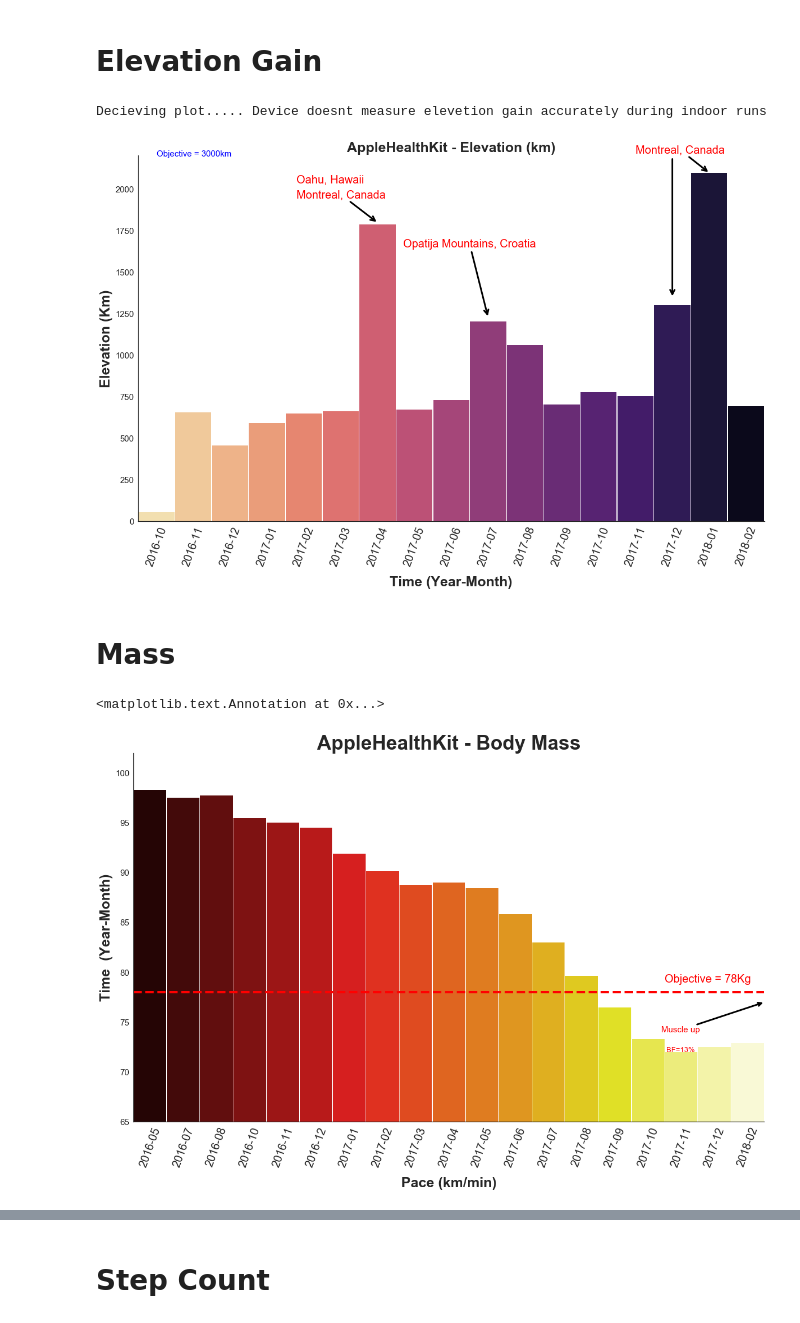
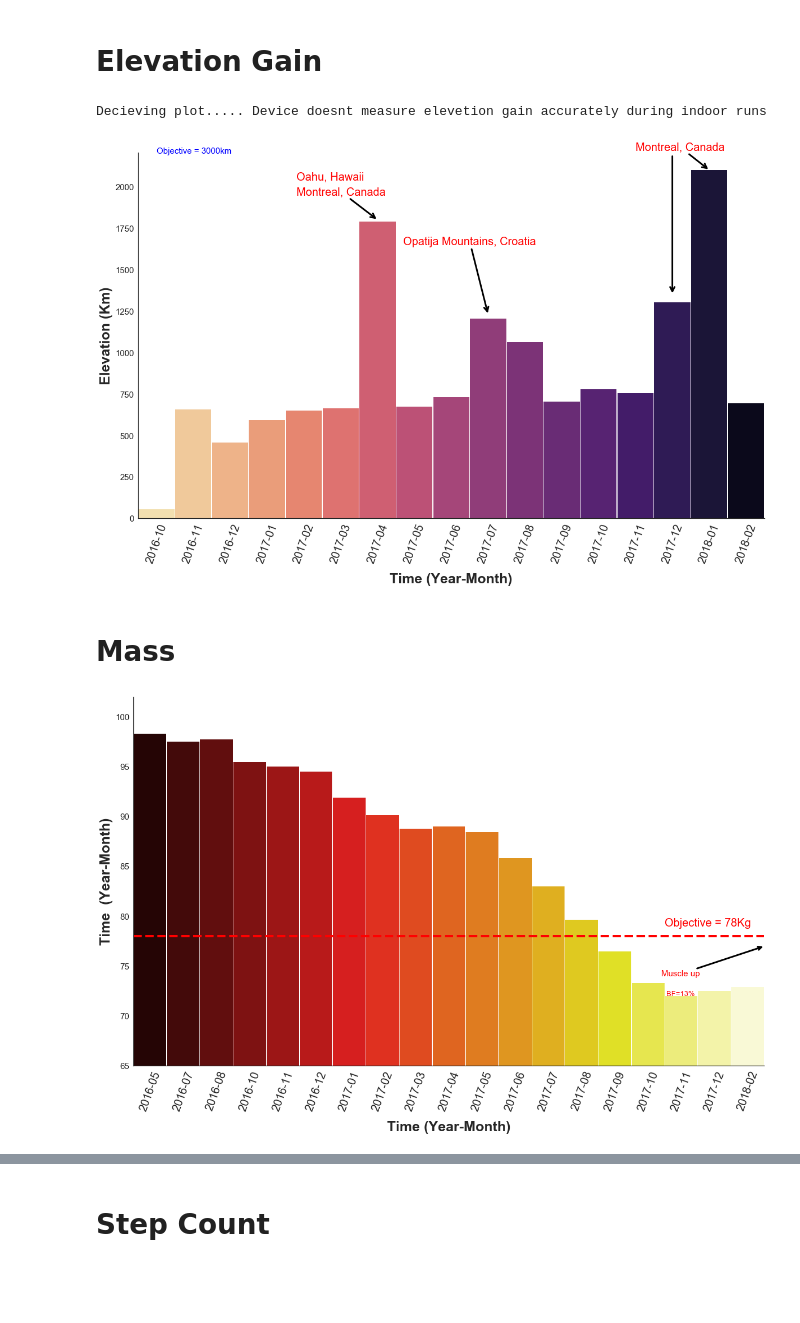
Before and after one commit to amadeuskanaan/PrecisionRunning, a Jupyter notebook: analyze.ipynb, the cells around one changed output, grey strips where cells are left out. Saved outputs shown, nothing was run; the diff lists cells and outputs as text; code cells hidden in the pictures; blank space fills up the shorter version.

```diff
--- a/analyze.ipynb
+++ b/analyze.ipynb
@@ -33,6 +33,7 @@ sns.set_style('whitegrid')
 import vincent
 vincent.core.initialize_notebook()
 vincent.initialize_notebook()
+dpi = 200
 # %% [markdown]
 <center> <img src="./FIGS/device.png" alt="Drawing"> <center>
 
@@ -111,13 +110,16 @@ nike_run_sum_month = df_group_timefeature(nike_run, 'Month', 'sum')
 years = ['2015','2016','2017','2018']
 nike_run_sum_month = nike_run_sum_month.drop([i for i in nike_run_sum_month.index if i[0:4] not in years])
 
+sns.set_style('white')
 # Plot
 fig, ax, g = plot_bar(df      =  nike_run_sum_month, feature = 'Distance', palette = 'Greens',
-                      title   = 'Nike+RunClub - Total Running Distance - Monthly',
+                      #title   = 'Nike+RunClub - Total Running Distance - Monthly',
+                      title   = 'Monthly',
                       xlabel  = 'Time  (Year-Month)', ylabel  = 'Distance (km)')
 plt.ylim(0,220)
 plt.axhline(100,color='r', linewidth=4, linestyle='--')
 plt.axhline(200,color='r', linewidth=4, linestyle='--')
 plt.annotate('Milestone = 200km per month', xy=(.5, 205), fontsize=20,color='red')
 plt.annotate('Milestone = 100km per month', xy=(.5, 105), fontsize=20,color='red')
+fig.savefig('FIGS/run_dist_month.png',bbox_inches='tight',dpi=100)
 # %% [output]
@@ -192,8 +217,8 @@ apple_elev_sum_month = df_group_timefeature(apple_elev, 'Month', 'sum')
 apple_elev_sum_month['ElevationGain'] =  apple_elev_sum_month.value*3
 
 fig, ax, g = plot_bar(df      =  apple_elev_sum_month, feature = 'ElevationGain', palette = 'magma_r',
-                      title   = 'AppleHealthKit - Elevation (m)', ylabel  = 'Elevation Gain (m)',xlabel  = 'Time  (Year-Month)')
-plt.title('AppleHealthKit - Elevation (km)', fontsize=25, weight='bold')
+                      title   = '', ylabel  = 'Elevation Gain (m)',xlabel  = 'Time  (Year-Month)')
+#plt.title('AppleHealthKit - Elevation (km)', fontsize=25, weight='bold')
 plt.xlabel('Time (Year-Month)', fontsize=25, labelpad=15, weight='bold')
 plt.ylabel('Elevation (Km)', fontsize=25, weight='bold')
 plt.annotate('Montreal, Canada', xy=(6, 600*3), xytext=(3.8, 650*3),arrowprops=dict(arrowstyle="->", facecolor='red', lw=3), fontsize=20,color='red')
@@ -203,23 +228,28 @@ plt.annotate('Montreal, Canada', xy=(15, 700*3), xytext=(13, 740*3),arrowprops=d
 plt.annotate('', xy=(14, 450*3), xytext=(14, 730*3), arrowprops=dict(arrowstyle="->", facecolor='red', lw=3), fontsize=20,color='red')
 plt.annotate('Objective = 3000km', xy=(.01, 2000), xytext=(.01, 2200), fontsize=15,color='blue')
 
+fig.savefig('FIGS/elevation.png',bbox_inches='tight',dpi=dpi)
+
 print 'Decieving plot..... Device doesnt measure elevetion gain accurately during indoor runs'
 # %% [output]
 Decieving plot..... Device doesnt measure elevetion gain accurately during indoor runs
-[figure, old version]
+[figure, new version]
 # %% [markdown]
 # Mass
 # %%
+sns.set_style('white')
 apple_mass_avg_month = df_group_timefeature(apple_mass, 'Month', 'mean')
 fig, ax, g = plot_bar(df      =  apple_mass_avg_month, feature = 'value', palette = 'hot',
-                      title   = 'AppleHealthKit - Body Mass', xlabel  = 'Pace (km/min)',
+                      #title   = 'Body Mass',
+                      title   = '',
+                      xlabel  = 'Time (Year-Month)',
                       ylabel  = 'Time  (Year-Month)')
 
 plt.ylim(65,102)
 plt.axhline(78,color='r', linewidth=4, linestyle='--')
 plt.annotate('Objective = 78Kg', xy=(15.5, 79), fontsize=20,color='red')
 plt.annotate('Muscle up', xy=(18.5, 77), xytext=(15.4, 74),arrowprops=dict(arrowstyle="->", facecolor='red', lw=3), fontsize=15,color='red')
 plt.annotate('BF=13%', xy=(15.55, 72), fontsize=13,color='red')
+fig.savefig('FIGS/mass.png',bbox_inches='tight',dpi=dpi, transparent=True)
 # %% [output]
-<matplotlib.text.Annotation at 0x...>
-[figure, old version]
+[figure, new version]
```
Also changed, not shown: parts of 40 cells of this notebook, 7 other files.
